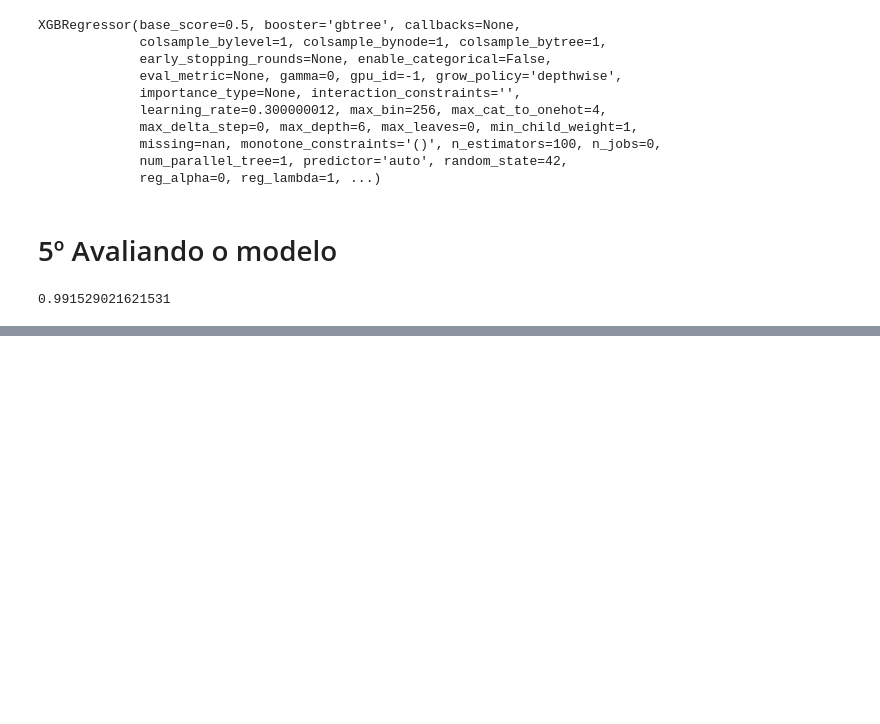
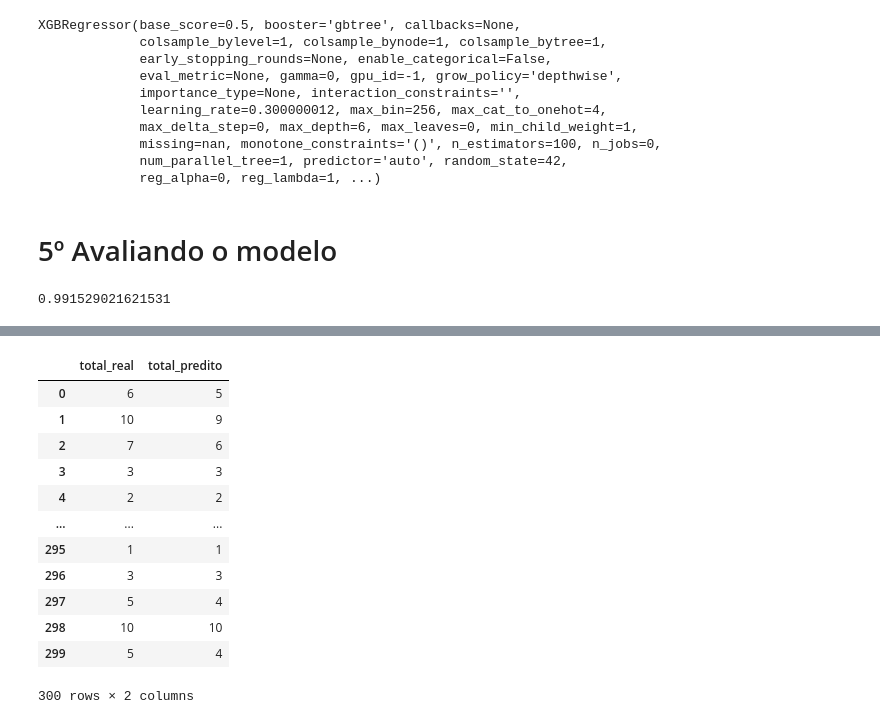
Before and after one commit to joseboas/Analise_Mercado_e_Regresssao, a Jupyter notebook: Análise de Vendas - Supermercado.ipynb, the cells around one changed output, grey strips where cells are left out. Drawn from its saved outputs; the diff is of its cells as text; code cells hidden in the pictures; blank space fills up the shorter version.

```diff
--- a/Análise de Vendas - Supermercado.ipynb
+++ b/Análise de Vendas - Supermercado.ipynb
@@ -1366,0 +1365,4 @@ plt.show()
+# %%
+#Criar um dataframe vazia para receber as predições
+df_results = pd.DataFrame(y_teste.values,columns=['total_real'])
+df_results
@@ -1366,0 +1383,17 @@ plt.show()
+# %%
+df_results['total_predito'] = previsoes
+df_results.astype(int)
+# %% [output]
+|  | total_real | total_predito |
+| 0 | 6 | 5 |
+| 1 | 10 | 9 |
+| 2 | 7 | 6 |
+| 3 | 3 | 3 |
+| 4 | 2 | 2 |
+| ... | ... | ... |
+| 295 | 1 | 1 |
+| 296 | 3 | 3 |
+| 297 | 5 | 4 |
+| 298 | 10 | 10 |
+| 299 | 5 | 4 |
+300 rows × 2 columns
```
Also changed, not shown: parts of 20 cells of this notebook.
